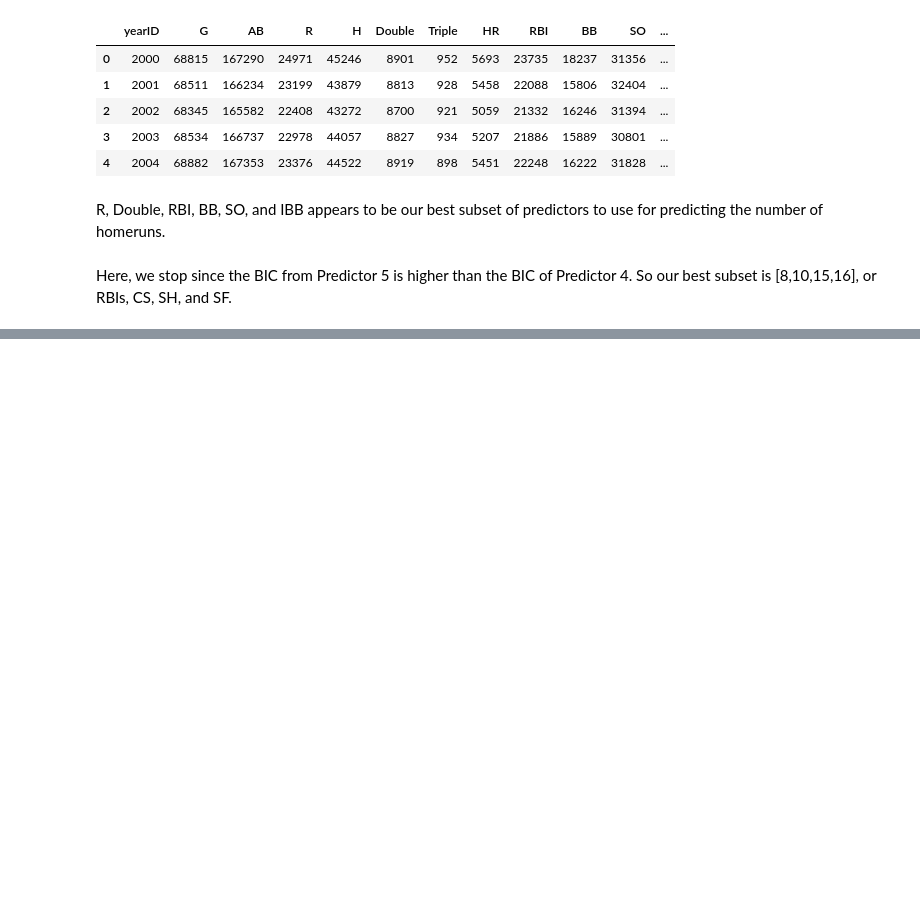
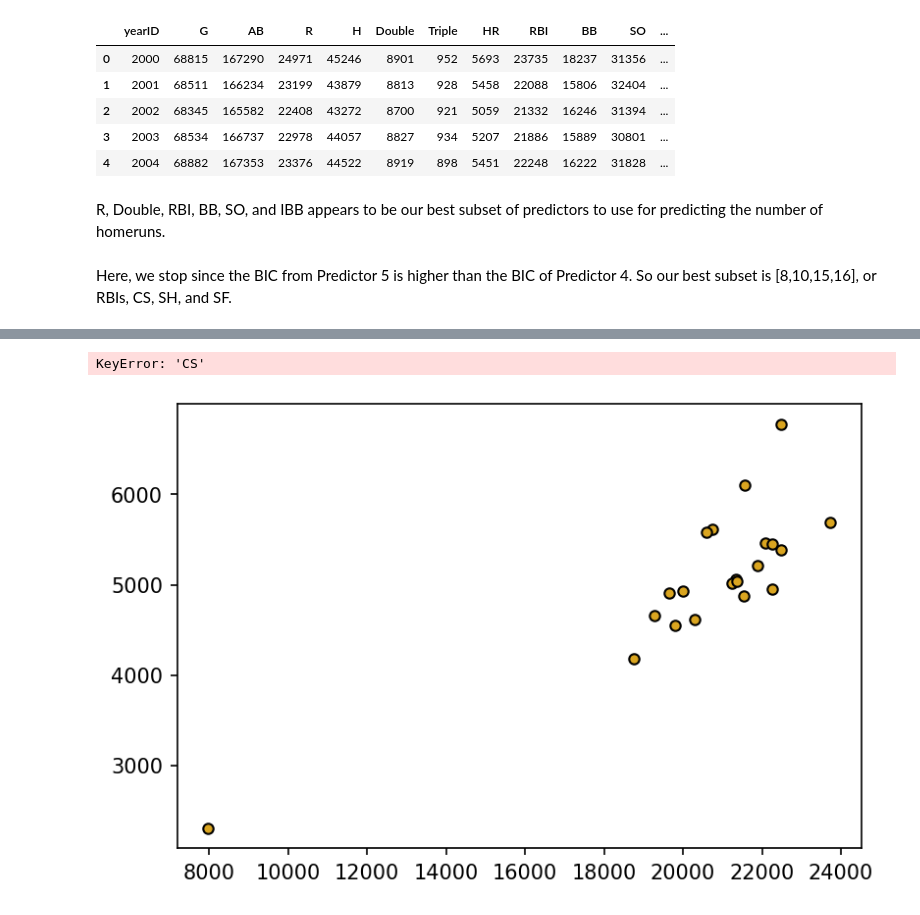
Before and after one commit to dswetlik/BaseballHRPrediction, a Jupyter notebook: BaseballReport.ipynb, the cells around one changed output, grey strips where cells are left out. Cells and saved outputs as stored; diff of their text form; code cells hidden in the pictures; blank space fills up the shorter version.

```diff
--- a/BaseballReport.ipynb
+++ b/BaseballReport.ipynb
@@ -388,9 +386,12 @@ PatsyError: Error evaluating factor: NameError: name 'SH' is not defined
 # %%
 plt.figure(dpi = 150)
-plt.plot(newBaseball['RBI'], newBaseball['HR'], '.', markersize=10, markeredgecolor="black", color="goldenrod")
-plt.plot(newBaseball['CS'], newBaseball['HR'], '.', markersize=10, markeredgecolor="black", color="red")
-plt.plot(newBaseball['SH'], newBaseball['HR'], '.', markersize=10, markeredgecolor="black", color="green")
-plt.plot(newBaseball['SF'], newBaseball['HR'], '.', markersize=10, markeredgecolor="black", color="blue")
+plt.plot(newBaseball['R'], newBaseball['HR'], '.', markersize=10, markeredgecolor="black", color="goldenrod")
+plt.plot(newBaseball['Double'], newBaseball['HR'], '.', markersize=10, markeredgecolor="black", color="red")
+plt.plot(newBaseball['RBI'], newBaseball['HR'], '.', markersize=10, markeredgecolor="black", color="green")
+plt.plot(newBaseball['BB'], newBaseball['HR'], '.', markersize=10, markeredgecolor="black", color="blue")
 plt.ylabel("Home Runs")
 plt.grid()
 plt.show()
+# %% [output]
+KeyError: 'CS'
+[figure, added]
```
Also changed, not shown: parts of 8 cells of this notebook.
